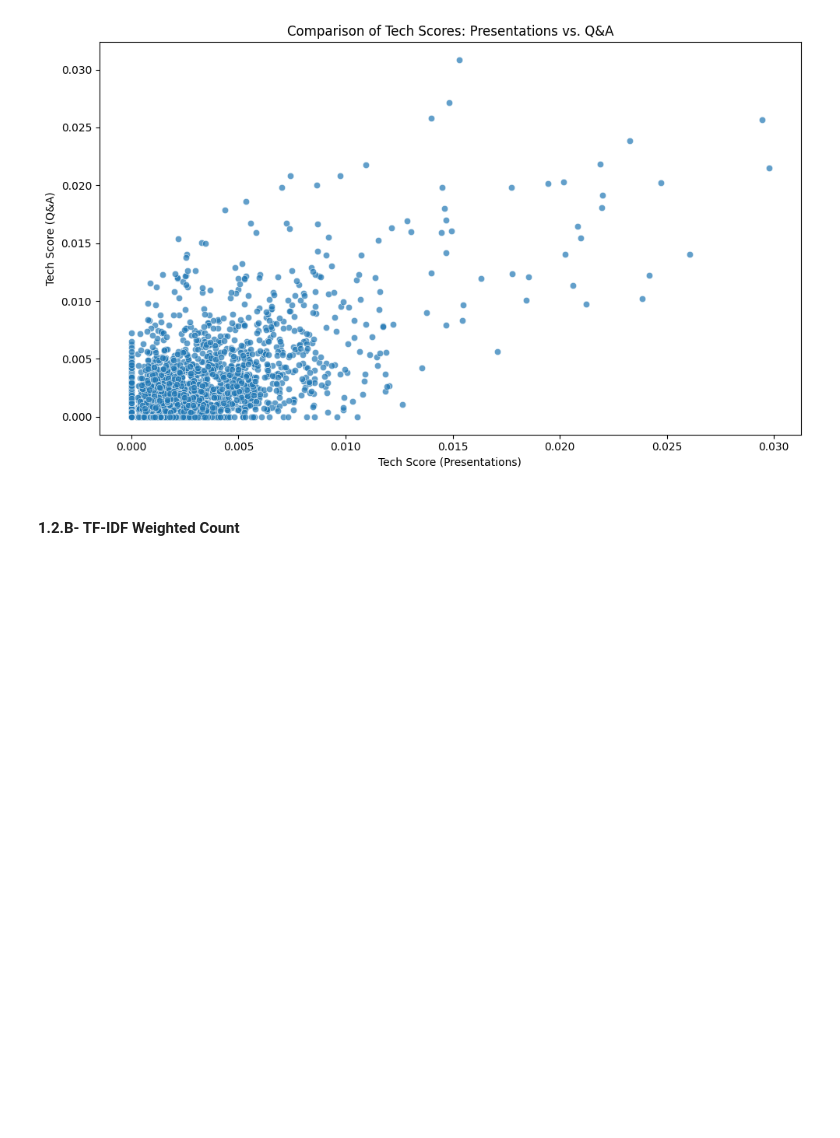
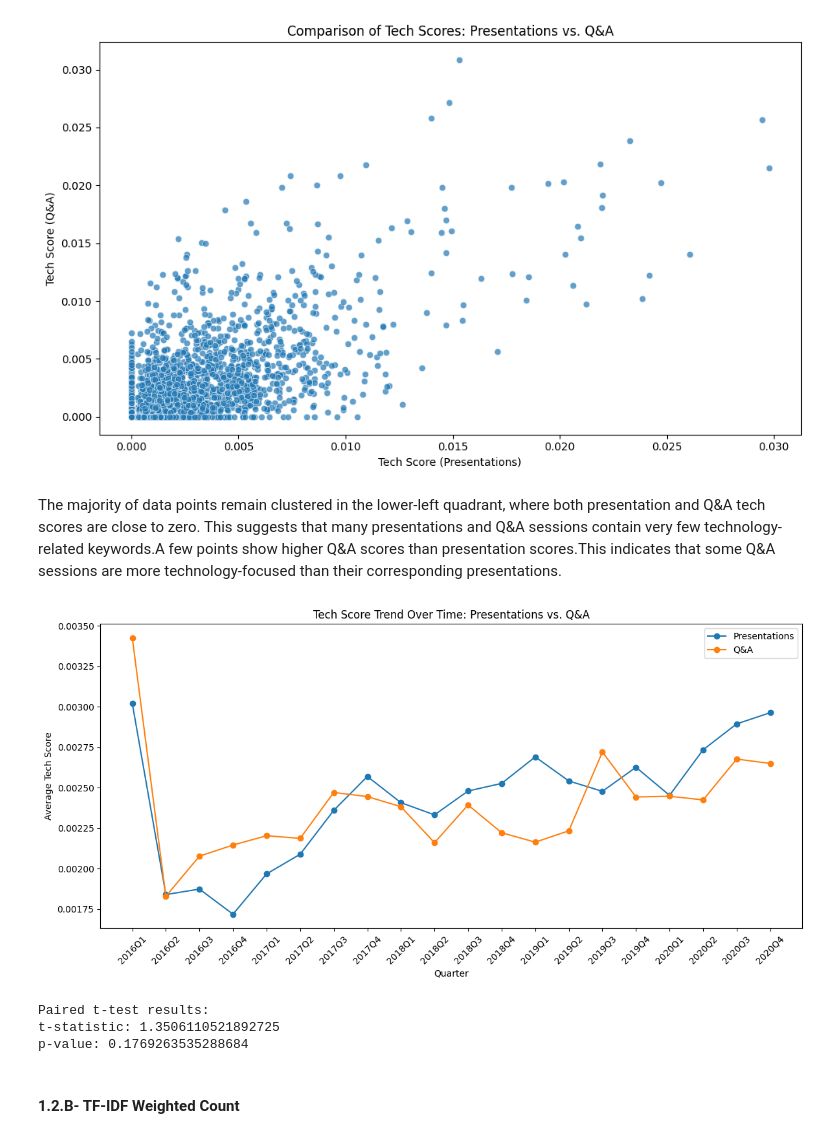
Before and after one commit to Arame-create/NLP-for-Finance, a Jupyter notebook: NLP_coursework.ipynb, the cells around one changed output. Drawn from its saved outputs; the diff is of its cells as text; code cells hidden in the pictures; blank space fills up the shorter version.

```diff
--- a/NLP_coursework.ipynb
+++ b/NLP_coursework.ipynb
@@ -525,6 +529,37 @@ plt.tight_layout()
 plt.show()
 # %% [output]
 [figure]
+# %% [markdown]
+The majority of data points remain clustered in the lower-left quadrant, where both presentation and Q&A tech scores are close to zero.
+This suggests that many presentations and Q&A sessions contain very few technology-related keywords.A few points show higher Q&A scores than presentation scores.This indicates that some Q&A sessions are more technology-focused than their corresponding presentations.
+# %%
+plt.figure(figsize=(12,6))
+plt.plot(agg_pres['quarter_str'], agg_pres['tech_score'], marker='o', label='Presentations')
+plt.plot(agg_qa['quarter_str'], agg_qa['tech_score_qa'], marker='o', label='Q&A')
+plt.xticks(rotation=45)
+plt.xlabel("Quarter")
+plt.ylabel("Average Tech Score")
+plt.title("Tech Score Trend Over Time: Presentations vs. Q&A")
+plt.legend()
+plt.tight_layout()
+plt.show()
+# %% [output]
+[figure, added]
+# %%
+from scipy import stats
+
+# Ensure the order matches by file_name
+merged_tech_sorted = merged_tech.sort_values('file_name')
+
+# Paired t-test between presentation and Q&A scores
+t_stat, p_value = stats.ttest_rel(merged_tech_sorted['tech_score_pres'], merged_tech_sorted['tech_score_qa'])
+print("Paired t-test results:")
+print("t-statistic:", t_stat)
+print("p-value:", p_value)
+# %% [output]
+Paired t-test results:
+t-statistic: 1.3506110521892725
+p-value: 0.1769263535288684
 # %% [markdown]
  #### __1.2.B- TF-IDF Weighted Count__
 # %% [markdown]
```
Also changed, not shown: parts of 4 cells of this notebook.
